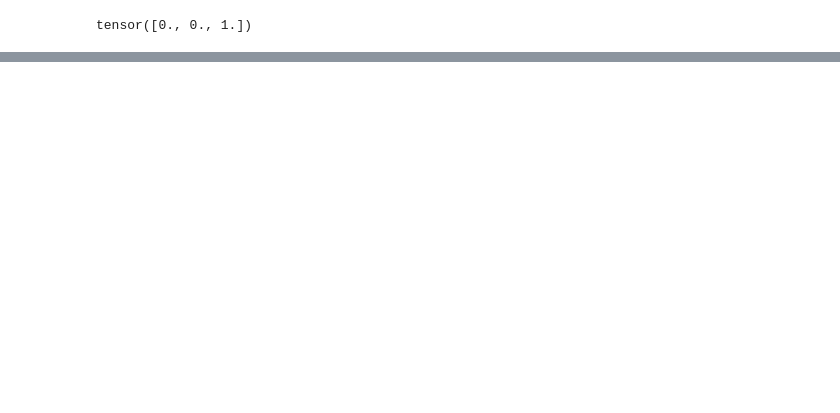
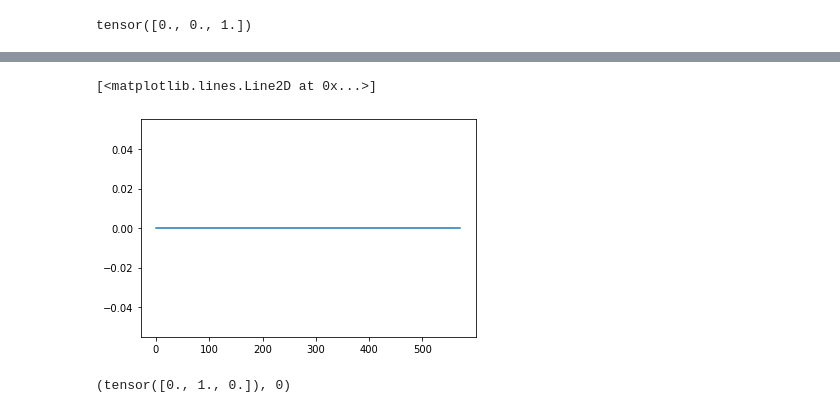
Before and after one commit to Zhekuson/Findan, a Jupyter notebook: MA_RL_OMM/experiments.ipynb, the cells around one changed output, grey strips where cells are left out. Drawn from its saved outputs; the diff is of its cells as text; code cells hidden in the pictures; blank space fills up the shorter version.

```diff
--- a/MA_RL_OMM/experiments.ipynb
+++ b/MA_RL_OMM/experiments.ipynb
@@ -114,5 +144,9 @@ def get_test_data(market_data):
 # %%
 replay_memory = ReplayMemory(CAPACITY)
 macro_agent = MacroAgent()
-optimizer = torch.optim.Adam(macro_agent.q_network.parameters())
+from torch.optim.lr_scheduler import ExponentialLR
+
+optimizer = torch.optim.Adam(macro_agent.q_network.parameters(), lr=0.001, weight_decay=1e-5)
+scheduler = ExponentialLR(optimizer, gamma=0.99)
+
 criterion = nn.MSELoss()
@@ -308,0 +280,26 @@ current_balance
+# %%
+macro_agent.q_network.eval()
+test_env = Environment(test_data)
+macro_agent.sell_assets(price=0)
+current_balance = [0.0]
+while not test_env.done:
+    now_state = test_env.get_state(macro_agent)
+    action, _ = macro_agent.q_network(now_state)
+    price = test_env.get_price()
+    if torch.allclose(action, ACTIONS['BUY']):
+        print('time to buy')
+        prev_assets = macro_agent.estimate_assets(price)
+        macro_agent.buy_asset(price)
+        after_assets = macro_agent.estimate_assets(price)
+        current_balance.append(current_balance[-1] + price)
+    elif torch.allclose(action,ACTIONS['SELL']):
+        print('time to sell')
+        earning = macro_agent.sell_assets(price)
+        current_balance.append(current_balance[-1] + earning)
+    else:
+        print('time to hold')
+        current_balance.append(current_balance[-1])
+    test_env.taken_action()
+plt.plot(current_balance)
+pd.DataFrame(current_balance).to_csv('macro_agent_epoch_{}.csv'.format(epoch))
+plt.savefig('testing_epoch_{}.jpg'.format(epoch))
@@ -308,0 +325,10 @@ current_balance
+# %%
+plt.plot(current_balance)
+# %% [output]
+[<matplotlib.lines.Line2D at 0x...>]
+[figure, added]
+# %%
+now_state = test_env.get_state(macro_agent)
+macro_agent.q_network(now_state)
+# %% [output]
+(tensor([0., 1., 0.]), 0)
```
Also changed, not shown: parts of 9 cells of this notebook, 2 other files.
